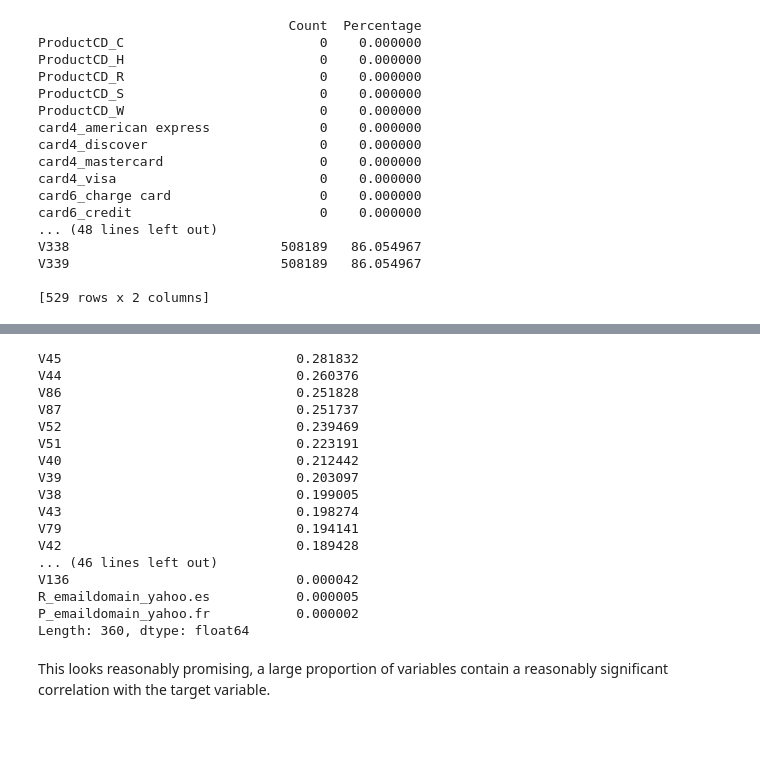
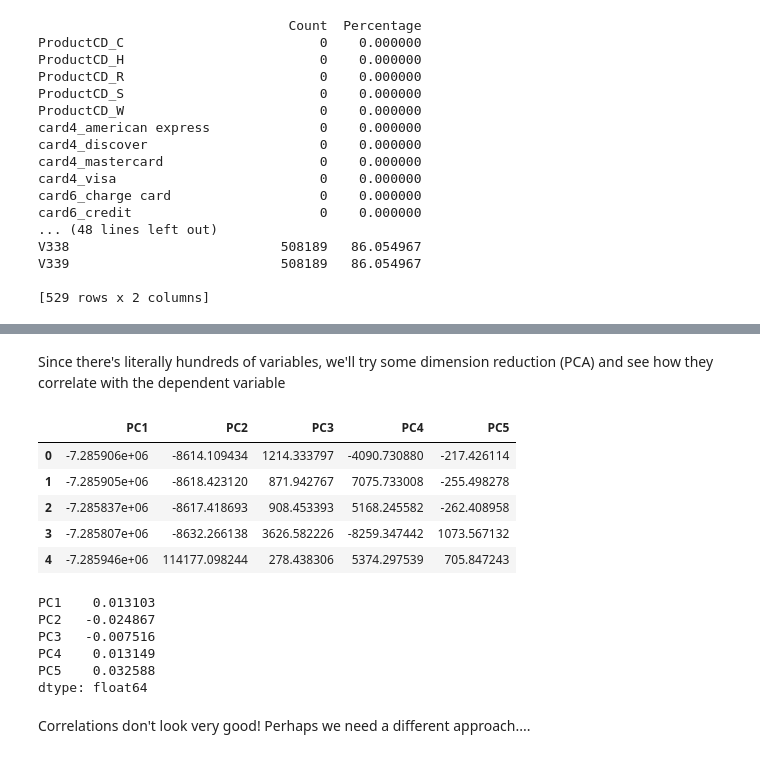
Before and after one commit to hxyue1/Fraud-Detection, a Jupyter notebook: EDA.ipynb, the cells around one changed output, grey strips where cells are left out. Cells and saved outputs as stored; diff of their text form; code cells hidden in the pictures.

Commit message:
using mean to fill nas and trying some PCA

```diff
--- a/EDA.ipynb
+++ b/EDA.ipynb
@@ -168,22 +165,35 @@ corrs = x_trans[cols].corrwith(fraud)
+# %%
+x_trans = x_trans.fillna(x_trans.mean())
 # %%
+corrs = x_trans.corrwith(fraud)
 print(abs(corrs).sort_values(ascending=False))
-# %% [output]
-V45                              0.281832
-V44                              0.260376
-V86                              0.251828
-V87                              0.251737
-V52                              0.239469
-V51                              0.223191
-V40                              0.212442
-V39                              0.203097
-V38                              0.199005
-V43                              0.198274
-V79                              0.194141
-V42                              0.189428
-... (46 lines left out)
-V136                             0.000042
-R_emaildomain_yahoo.es           0.000005
-P_emaildomain_yahoo.fr           0.000002
-Length: 360, dtype: float64
-# %% [markdown]
-This looks reasonably promising, a large proportion of variables contain a reasonably significant correlation with the target variable.
+# %% [markdown]
+Since there's literally hundreds of variables, we'll try some dimension reduction (PCA) and see how they correlate with the dependent variable
+# %%
+from sklearn.decomposition import PCA
+
+pca = PCA(n_components = 5)
+x_components = pca.fit_transform(x_trans)
+x_components = pd.DataFrame(data=x_components, columns=['PC1','PC2','PC3','PC4','PC5'])
+# %%
+
+x_components.head()
+# %% [output]
+|  | PC1 | PC2 | PC3 | PC4 | PC5 |
+| 0 | -7.285906e+06 | -8614.109434 | 1214.333797 | -4090.730880 | -217.426114 |
+| 1 | -7.285905e+06 | -8618.423120 | 871.942767 | 7075.733008 | -255.498278 |
+| 2 | -7.285837e+06 | -8617.418693 | 908.453393 | 5168.245582 | -262.408958 |
+| 3 | -7.285807e+06 | -8632.266138 | 3626.582226 | -8259.347442 | 1073.567132 |
+| 4 | -7.285946e+06 | 114177.098244 | 278.438306 | 5374.297539 | 705.847243 |
+# %%
+pca_corrs = x_components.corrwith(fraud)
+print(pca_corrs)
+# %% [output]
+PC1    0.013103
+PC2   -0.024867
+PC3   -0.007516
+PC4    0.013149
+PC5    0.032588
+dtype: float64
+# %% [markdown]
+Correlations don't look very good! Perhaps we need a different approach....
```
Also changed, not shown: parts of 5 cells of this notebook.
